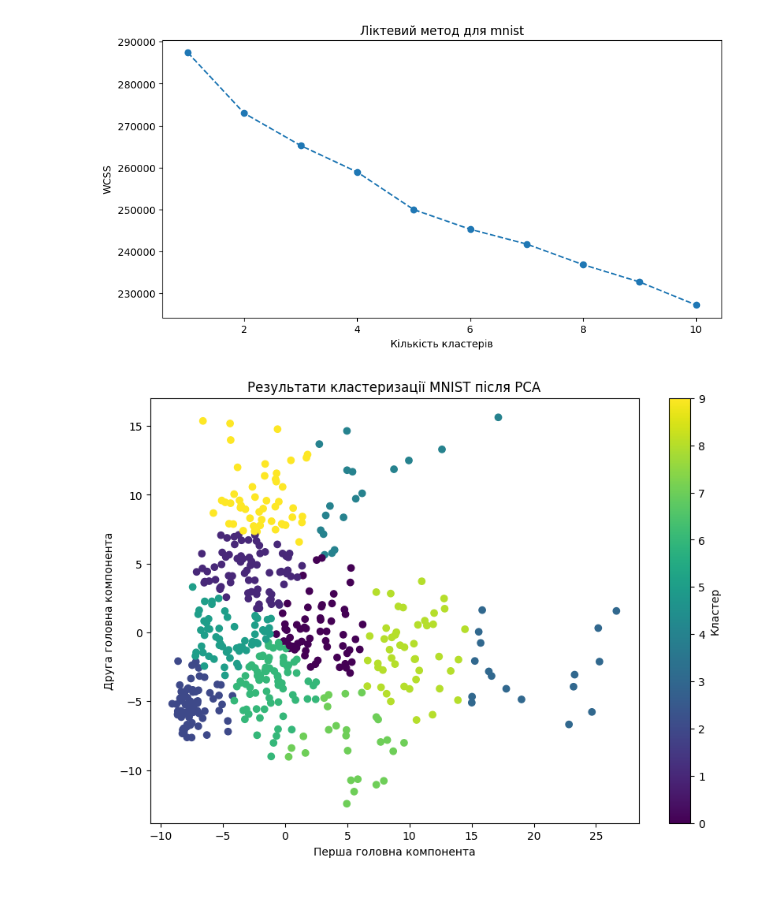
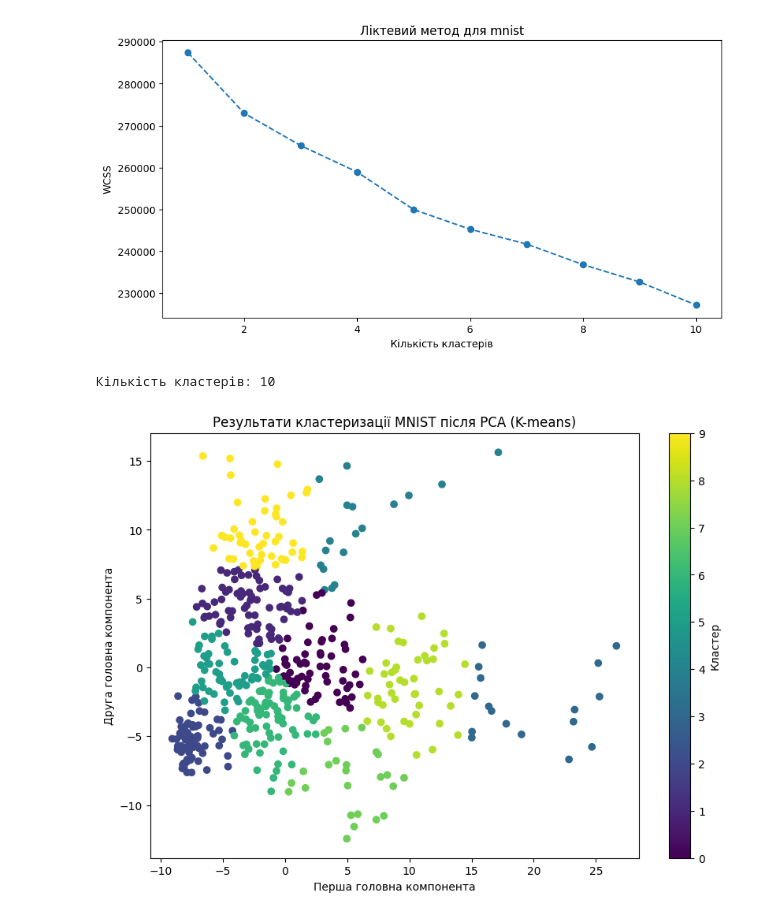
Before and after one commit to VolodymyrRiz/HWDS-Rizun, a Jupyter notebook: Hw6.ipynb, the cells around one changed output. Cells and saved outputs as stored; diff of their text form; code cells hidden in the pictures.

```diff
--- a/Hw6.ipynb
+++ b/Hw6.ipynb
@@ -51,31 +51,40 @@ plt.show()
 [figure]
 [figure]
 # %%
-
+import pandas as pd
+import numpy as np
+import matplotlib.pyplot as plt
+from sklearn.cluster import KMeans
+from sklearn.preprocessing import StandardScaler
 from sklearn.decomposition import PCA
 
 # Завантаження даних
 mnist = pd.read_csv('mnist.csv')
 
 # Обробка даних
 scaler_mnist = StandardScaler()
 mnist_scaled = scaler_mnist.fit_transform(mnist)
 
 # Зменшення розмірності за допомогою PCA
 pca = PCA(n_components=2)
 mnist_pca = pca.fit_transform(mnist_scaled)
 
 # Застосування K-means кластеризації
 kmeans = KMeans(n_clusters=10, init='k-means++', random_state=42)
 mnist_labels = kmeans.fit_predict(mnist_pca)
 
+# Виведення кількості кластерів
+unique_labels = np.unique(mnist_labels)
+print(f"Кількість кластерів: {len(unique_labels)}")
+
 # Візуалізація результатів
 plt.figure(figsize=(10, 7))
 plt.scatter(mnist_pca[:, 0], mnist_pca[:, 1], c=mnist_labels, cmap='viridis')
-plt.title('Результати кластеризації MNIST після PCA')
+plt.title('Результати кластеризації MNIST після PCA (K-means)')
 plt.xlabel('Перша головна компонента')
 plt.ylabel('Друга головна компонента')
 plt.colorbar(label='Кластер')
 plt.show()
 # %% [output]
+Кількість кластерів: 10
-[figure, old version]
+[figure, new version]
```
Also changed, not shown: parts of 1 cell of this notebook, 1 other file.
